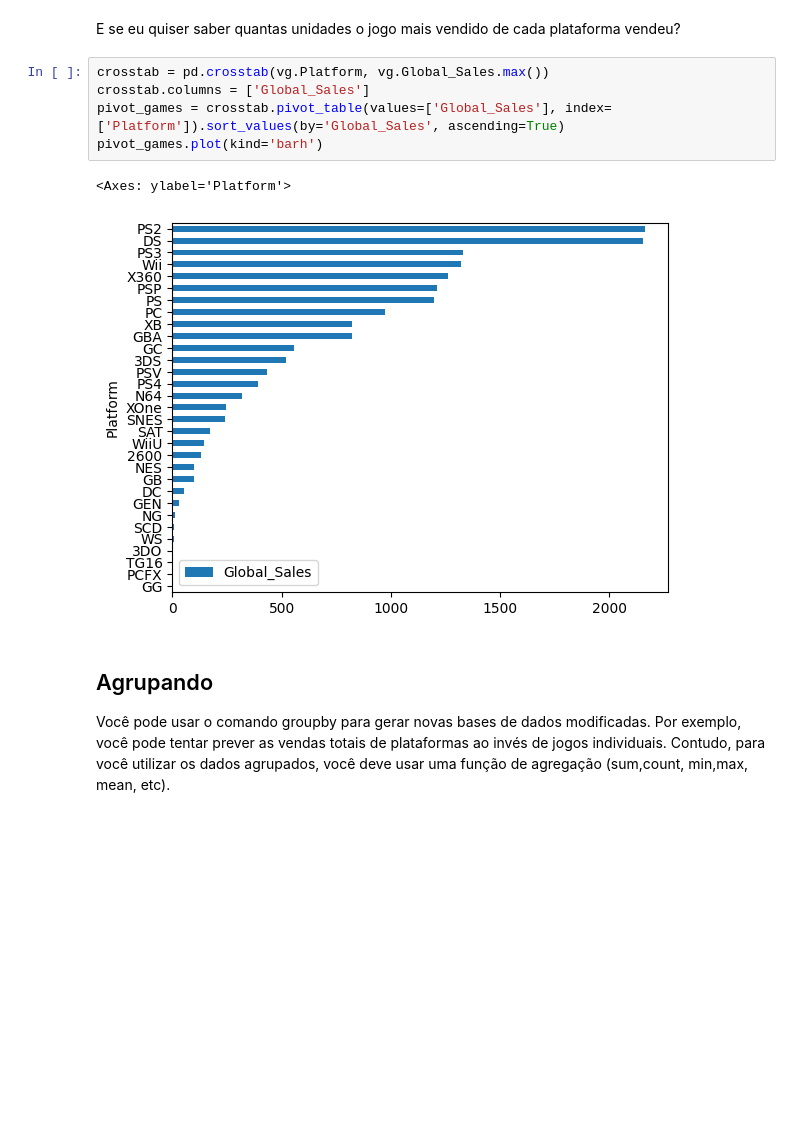
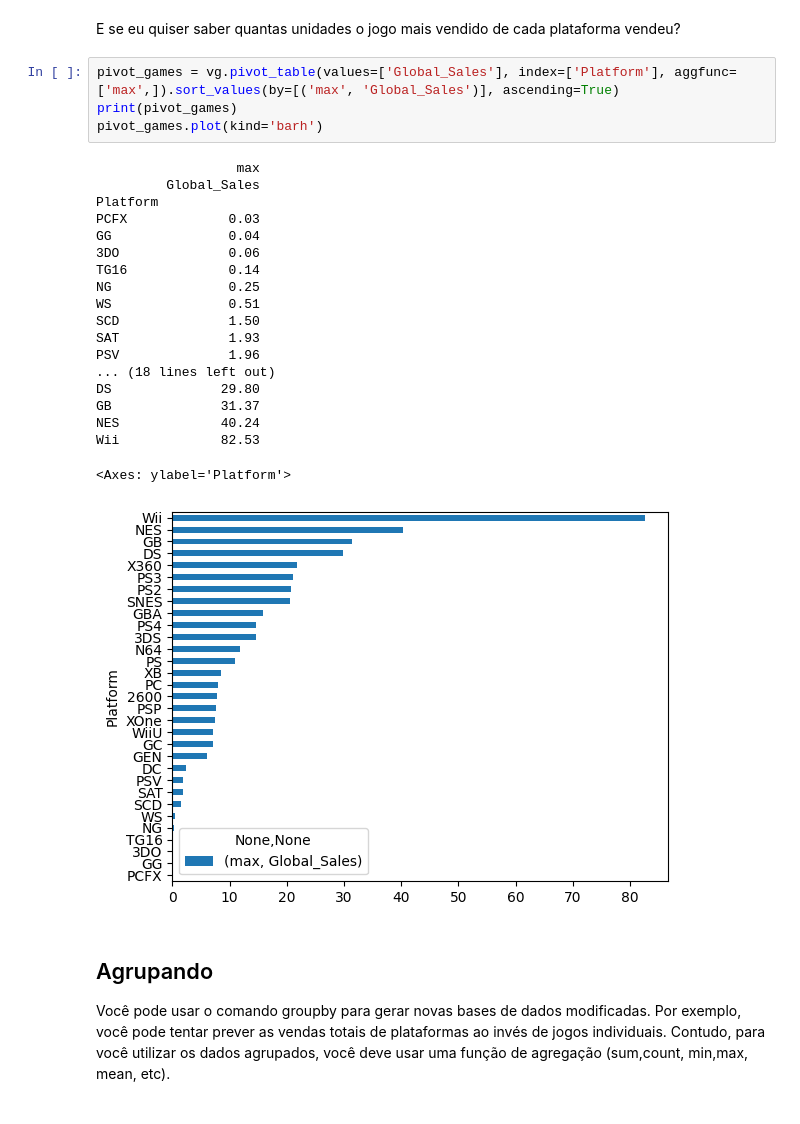
Before and after one commit to RCCMclovin/web-academy-t4, a Jupyter notebook: 18-CienciaDeDados/lab01/lab01.ipynb, the cells around one changed output. Saved outputs shown, nothing was run; the diff lists cells and outputs as text; blank space fills up the shorter version.

```diff
--- a/18-CienciaDeDados/lab01/lab01.ipynb
+++ b/18-CienciaDeDados/lab01/lab01.ipynb
@@ -424,13 +412,29 @@ Capcom     E        7.697500
 # %% [markdown]
 E se eu quiser saber quantas unidades o jogo mais vendido de cada plataforma vendeu?
 # %%
-crosstab = pd.crosstab(vg.Platform, vg.Global_Sales.max())
-crosstab.columns = ['Global_Sales']
-pivot_games = crosstab.pivot_table(values=['Global_Sales'], index=['Platform']).sort_values(by='Global_Sales', ascending=True)
+pivot_games = vg.pivot_table(values=['Global_Sales'], index=['Platform'], aggfunc=['max',]).sort_values(by=[('max', 'Global_Sales')], ascending=True)
+print(pivot_games)
 pivot_games.plot(kind='barh')
 # %% [output]
-<Axes: ylabel='Platform'>
+                  max
+         Global_Sales
+Platform
+PCFX             0.03
+GG               0.04
+3DO              0.06
+TG16             0.14
+NG               0.25
+WS               0.51
+SCD              1.50
+SAT              1.93
+PSV              1.96
+... (18 lines left out)
+DS              29.80
+GB              31.37
+NES             40.24
+Wii             82.53
+<Axes: ylabel='Platform'>
-[figure, old version]
+[figure, new version]
 # %% [markdown]
 ## Agrupando ##
 
```
Also changed, not shown: parts of 1 cell of this notebook.
